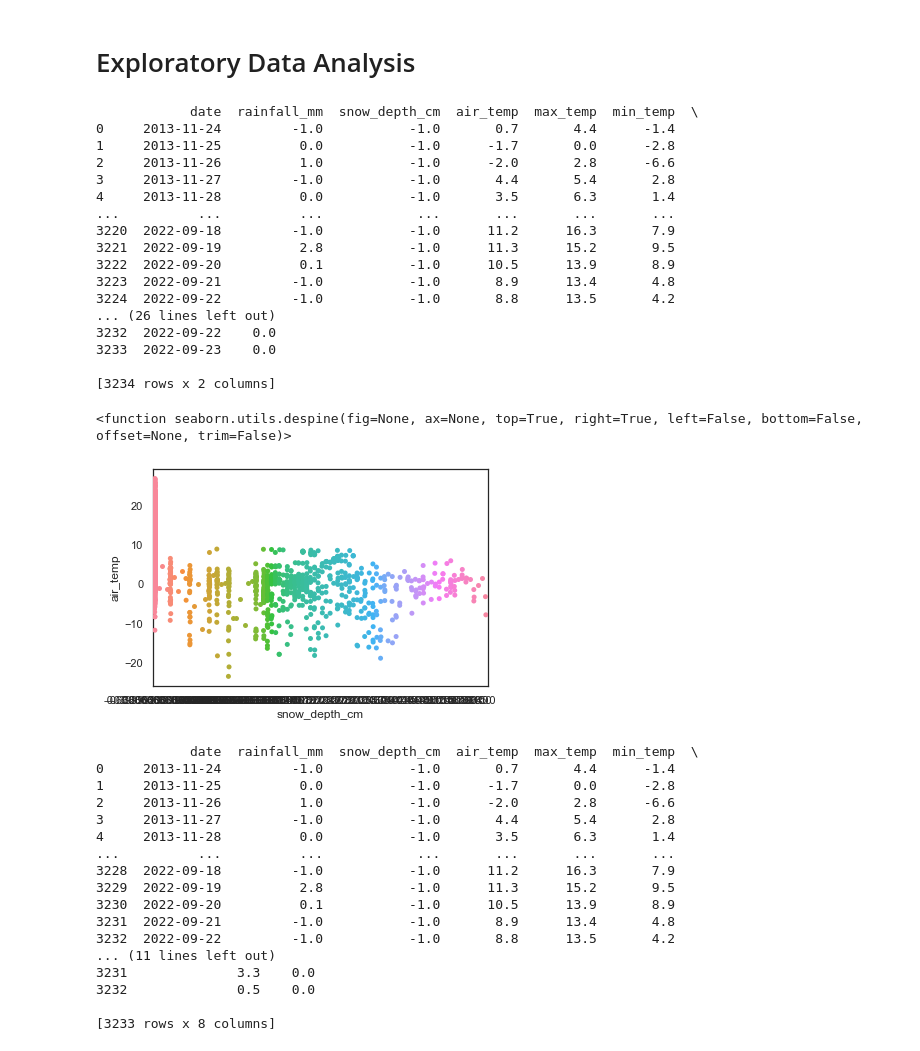
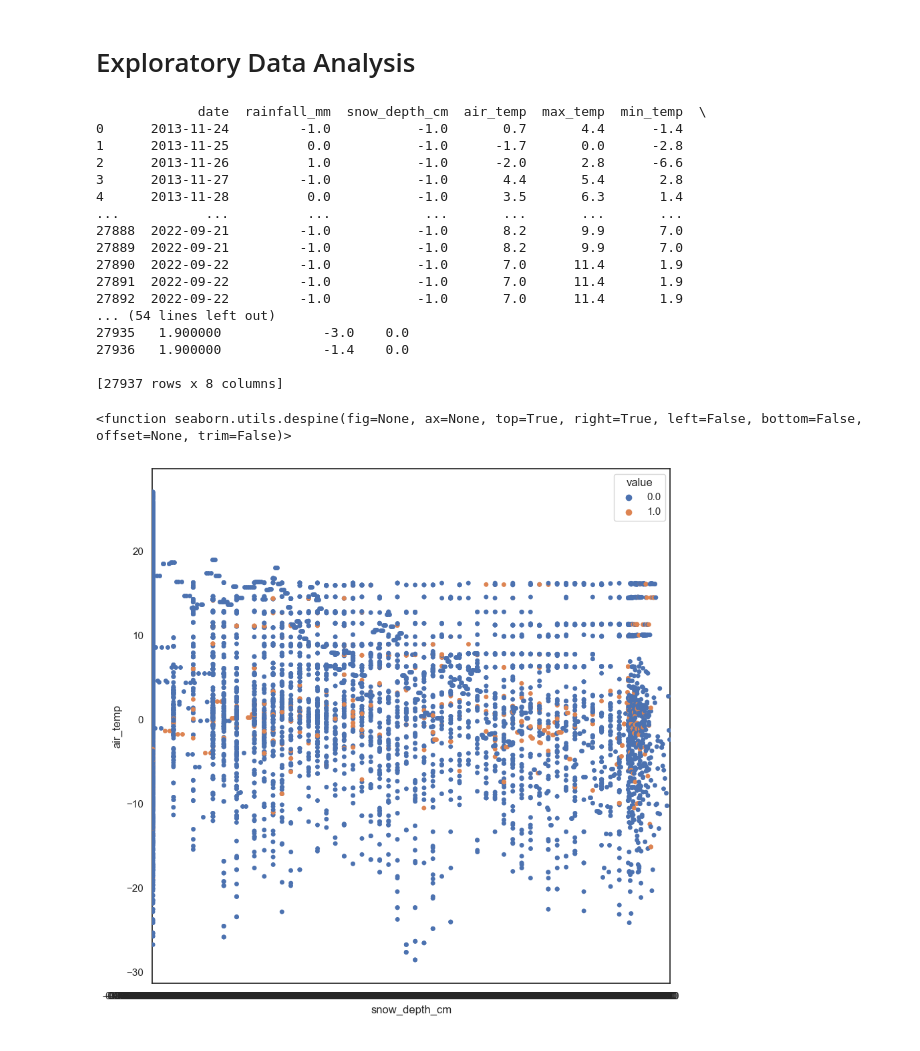
Before and after one commit to sofvanh/slipskip, a Jupyter notebook: data/EDAandVisualization.ipynb, the cells around one changed output. Cells and saved outputs as stored; diff of their text form; code cells hidden in the pictures.

```diff
--- a/data/EDAandVisualization.ipynb
+++ b/data/EDAandVisualization.ipynb
@@ -13,54 +13,38 @@ print(df)
 
 print("-"*70)
 
-slip = pd.read_csv("./slip_warnings_preprocessed.txt")
+slip = pd.read_csv("./slip_warnings_preprocessed.csv")
 print(slip)
 
-sns.set(style="white", color_codes=True)
-sns.stripplot(data=df, x="snow_depth_cm", y="air_temp", jitter=True)
-#sns.stripplot(x=nonSurvivors["Pclass"], y=nonSurvivors["Sex"], jitter=True)
-sns.despine
+print("*"*70)
+
+df2 = df.merge(slip)
+print(df2)
 # %% [output]
-            date  rainfall_mm  snow_depth_cm  air_temp  max_temp  min_temp  \
-0     2013-11-24         -1.0           -1.0       0.7       4.4      -1.4
-1     2013-11-25          0.0           -1.0      -1.7       0.0      -2.8
-2     2013-11-26          1.0           -1.0      -2.0       2.8      -6.6
-3     2013-11-27         -1.0           -1.0       4.4       5.4       2.8
-4     2013-11-28          0.0           -1.0       3.5       6.3       1.4
-...          ...          ...            ...       ...       ...       ...
-3220  2022-09-18         -1.0           -1.0      11.2      16.3       7.9
-3221  2022-09-19          2.8           -1.0      11.3      15.2       9.5
-3222  2022-09-20          0.1           -1.0      10.5      13.9       8.9
-3223  2022-09-21         -1.0           -1.0       8.9      13.4       4.8
-3224  2022-09-22         -1.0           -1.0       8.8      13.5       4.2
-... (26 lines left out)
-3232  2022-09-22    0.0
-3233  2022-09-23    0.0
+             date  rainfall_mm  snow_depth_cm  air_temp  max_temp  min_temp  \
+0      2013-11-24         -1.0           -1.0       0.7       4.4      -1.4
+1      2013-11-25          0.0           -1.0      -1.7       0.0      -2.8
+2      2013-11-26          1.0           -1.0      -2.0       2.8      -6.6
+3      2013-11-27         -1.0           -1.0       4.4       5.4       2.8
+4      2013-11-28          0.0           -1.0       3.5       6.3       1.4
+...           ...          ...            ...       ...       ...       ...
+27888  2022-09-21         -1.0           -1.0       8.2       9.9       7.0
+27889  2022-09-21         -1.0           -1.0       8.2       9.9       7.0
+27890  2022-09-22         -1.0           -1.0       7.0      11.4       1.9
+27891  2022-09-22         -1.0           -1.0       7.0      11.4       1.9
+27892  2022-09-22         -1.0           -1.0       7.0      11.4       1.9
+... (54 lines left out)
+27935   1.900000             -3.0    0.0
+27936   1.900000             -1.4    0.0
 
-[3234 rows x 2 columns]
+[27937 rows x 8 columns]
-<function seaborn.utils.despine(fig=None, ax=None, top=True, right=True, left=False, bottom=False, offset=None, trim=False)>
-[figure, removed]
 # %%
-df2 = df.merge(slip)
-print(df2)
+sns.set(style="white", color_codes=True)
+sns.stripplot(data=df2, x="snow_depth_cm", y="air_temp", hue="value", jitter=True)
+sns.despine
 # %% [output]
-            date  rainfall_mm  snow_depth_cm  air_temp  max_temp  min_temp  \
-0     2013-11-24         -1.0           -1.0       0.7       4.4      -1.4
-1     2013-11-25          0.0           -1.0      -1.7       0.0      -2.8
-2     2013-11-26          1.0           -1.0      -2.0       2.8      -6.6
-3     2013-11-27         -1.0           -1.0       4.4       5.4       2.8
-4     2013-11-28          0.0           -1.0       3.5       6.3       1.4
-...          ...          ...            ...       ...       ...       ...
-3228  2022-09-18         -1.0           -1.0      11.2      16.3       7.9
-3229  2022-09-19          2.8           -1.0      11.3      15.2       9.5
-3230  2022-09-20          0.1           -1.0      10.5      13.9       8.9
-3231  2022-09-21         -1.0           -1.0       8.9      13.4       4.8
-3232  2022-09-22         -1.0           -1.0       8.8      13.5       4.2
-... (11 lines left out)
-3231              3.3    0.0
-3232              0.5    0.0
-
-[3233 rows x 8 columns]
+<function seaborn.utils.despine(fig=None, ax=None, top=True, right=True, left=False, bottom=False, offset=None, trim=False)>
+[figure, added]
 # %%
 df3 = df2
 df3["date"] = pd.to_datetime(df3["date"])
```
Also changed, not shown: parts of 8 cells of this notebook.
